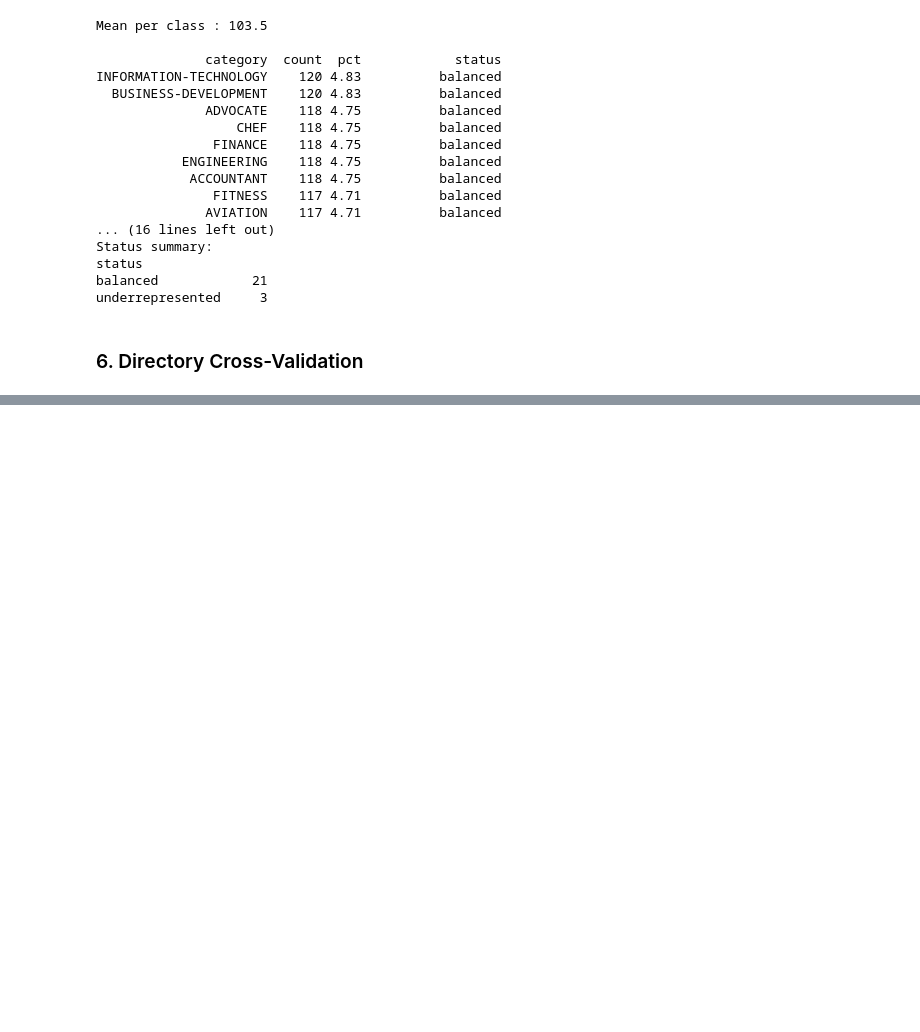
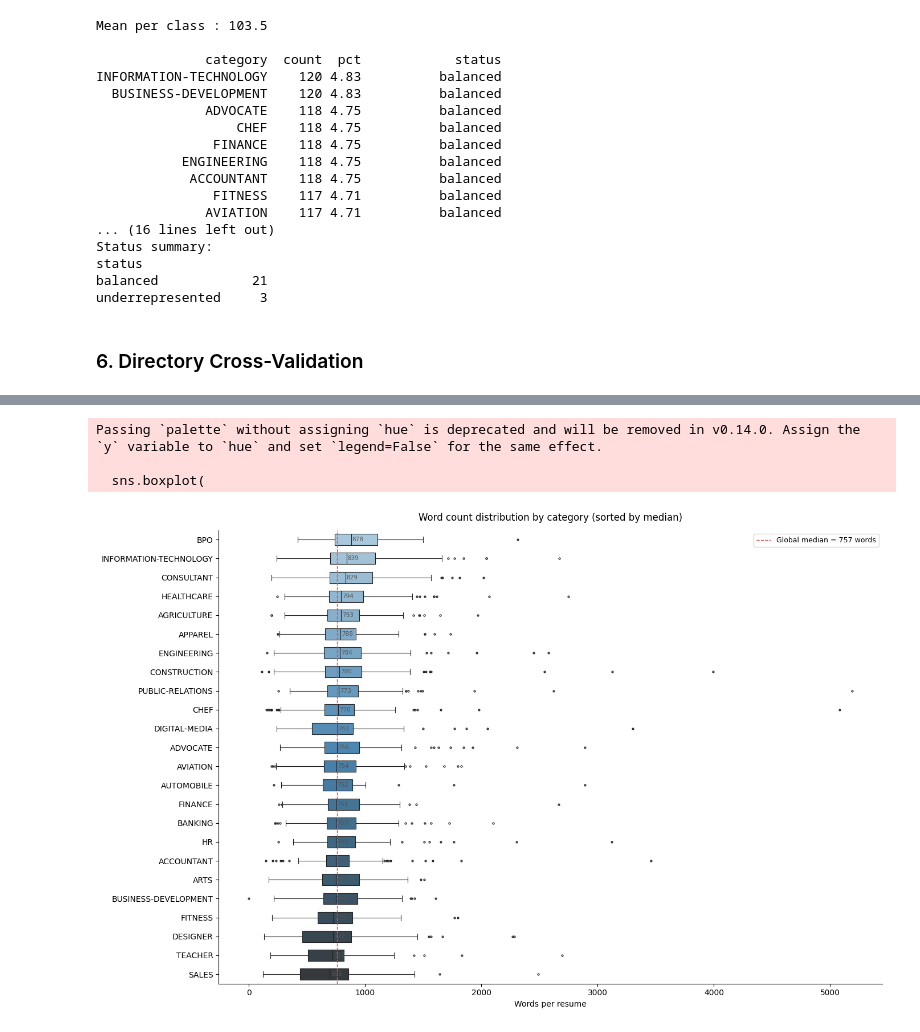
Before and after one commit to SURENDRAN-GANDHI/AI-Job-Recommendation-System, a Jupyter notebook: notebooks/01_eda.ipynb, the cells around one changed output, grey strips where cells are left out. Cells and saved outputs as stored; diff of their text form; code cells hidden in the pictures; blank space fills up the shorter version.

Commit message:
text analysis completed

```diff
--- a/notebooks/01_eda.ipynb
+++ b/notebooks/01_eda.ipynb
@@ -377,0 +669,53 @@ underrepresented     3
+# %%
+import seaborn as sns
+
+# ── Sort categories by median word count ──────────────────────────
+cat_order = (
+    df.groupby("Category")["word_count"]
+    .median()
+    .sort_values(ascending=False)
+    .index
+    .tolist()
+)
+
+fig, ax = plt.subplots(figsize=(14, 9))
+
+sns.boxplot(
+    data=df,
+    x="word_count",
+    y="Category",
+    order=cat_order,
+    palette="Blues_d",
+    width=0.6,
+    fliersize=2,
+    linewidth=0.8,
+    ax=ax
+)
+
+# ── Overlay category median as text label ─────────────────────────
+medians = df.groupby("Category")["word_count"].median()
+for i, cat in enumerate(cat_order):
+    ax.text(medians[cat] + 8, i, f"{medians[cat]:.0f}",
+            va="center", fontsize=7.5, color="#555")
+
+# ── Global median reference line ──────────────────────────────────
+global_median = df["word_count"].median()
+ax.axvline(global_median, color="#E24B4A", lw=1, linestyle="--",
+           label=f"Global median = {global_median:.0f} words")
+
+ax.set_title("Word count distribution by category (sorted by median)",
+             fontsize=12, pad=12)
+ax.set_xlabel("Words per resume", fontsize=10)
+ax.set_ylabel("")
+ax.legend(fontsize=9)
+ax.spines["top"].set_visible(False)
+ax.spines["right"].set_visible(False)
+
+plt.tight_layout()
+plt.savefig("word_count_by_category.png", dpi=150, bbox_inches="tight")
+plt.show()
+# %% [output]
+Passing `palette` without assigning `hue` is deprecated and will be removed in v0.14.0. Assign the `y` variable to `hue` and set `legend=False` for the same effect.
+
+  sns.boxplot(
+[figure, added]
```
Also changed, not shown: parts of 11 cells of this notebook, 3 other files.
